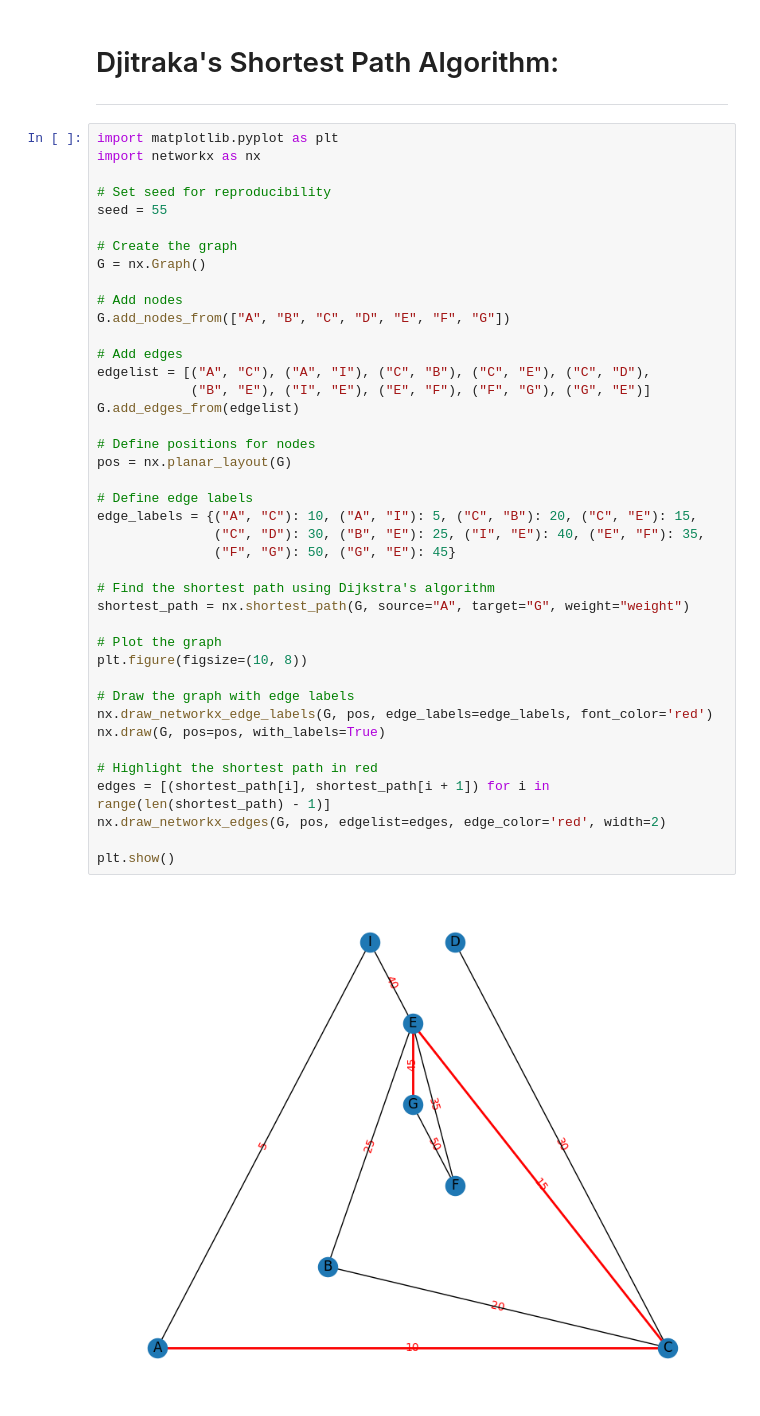
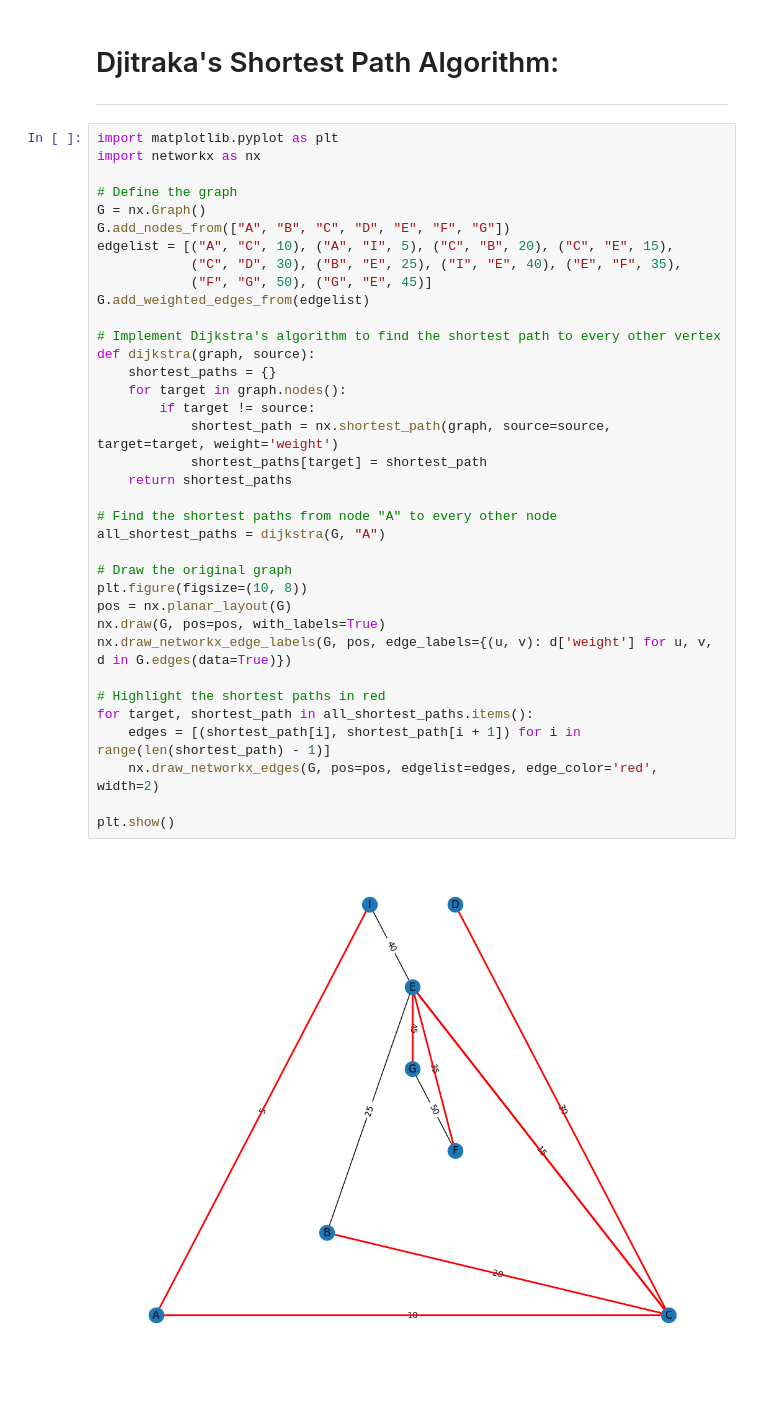
Before and after one commit to Whos-Andrei-Go/Discrete_Math_2, a Jupyter notebook: Programming_Assignments/Lecture_4_Answers.ipynb, the cells around one changed output. Drawn from its saved outputs; the diff is of its cells as text.

```diff
--- a/Programming_Assignments/Lecture_4_Answers.ipynb
+++ b/Programming_Assignments/Lecture_4_Answers.ipynb
@@ -130,43 +130,38 @@ plt.show()
 # %%
 import matplotlib.pyplot as plt
 import networkx as nx
 
-# Set seed for reproducibility
-seed = 55
+# Define the graph
+G = nx.Graph()
+G.add_nodes_from(["A", "B", "C", "D", "E", "F", "G"])
+edgelist = [("A", "C", 10), ("A", "I", 5), ("C", "B", 20), ("C", "E", 15),
+            ("C", "D", 30), ("B", "E", 25), ("I", "E", 40), ("E", "F", 35),
+            ("F", "G", 50), ("G", "E", 45)]
+G.add_weighted_edges_from(edgelist)
 
-# Create the graph
-G = nx.Graph()
+# Implement Dijkstra's algorithm to find the shortest path to every other vertex
+def dijkstra(graph, source):
+    shortest_paths = {}
+    for target in graph.nodes():
+        if target != source:
+            shortest_path = nx.shortest_path(graph, source=source, target=target, weight='weight')
+            shortest_paths[target] = shortest_path
+    return shortest_paths
 
-# Add nodes
-G.add_nodes_from(["A", "B", "C", "D", "E", "F", "G"])
+# Find the shortest paths from node "A" to every other node
+all_shortest_paths = dijkstra(G, "A")
 
-# Add edges
-edgelist = [("A", "C"), ("A", "I"), ("C", "B"), ("C", "E"), ("C", "D"),
-            ("B", "E"), ("I", "E"), ("E", "F"), ("F", "G"), ("G", "E")]
-G.add_edges_from(edgelist)
+# Draw the original graph
+plt.figure(figsize=(10, 8))
+pos = nx.planar_layout(G)
+nx.draw(G, pos=pos, with_labels=True)
+nx.draw_networkx_edge_labels(G, pos, edge_labels={(u, v): d['weight'] for u, v, d in G.edges(data=True)})
 
-# Define positions for nodes
-pos = nx.planar_layout(G)
-
-# Define edge labels
-edge_labels = {("A", "C"): 10, ("A", "I"): 5, ("C", "B"): 20, ("C", "E"): 15,
-               ("C", "D"): 30, ("B", "E"): 25, ("I", "E"): 40, ("E", "F"): 35,
-               ("F", "G"): 50, ("G", "E"): 45}
-
-# Find the shortest path using Dijkstra's algorithm
-shortest_path = nx.shortest_path(G, source="A", target="G", weight="weight")
-
-# Plot the graph
-plt.figure(figsize=(10, 8))
-
-# Draw the graph with edge labels
-nx.draw_networkx_edge_labels(G, pos, edge_labels=edge_labels, font_color='red')
-nx.draw(G, pos=pos, with_labels=True)
-
-# Highlight the shortest path in red
-edges = [(shortest_path[i], shortest_path[i + 1]) for i in range(len(shortest_path) - 1)]
-nx.draw_networkx_edges(G, pos, edgelist=edges, edge_color='red', width=2)
+# Highlight the shortest paths in red
+for target, shortest_path in all_shortest_paths.items():
+    edges = [(shortest_path[i], shortest_path[i + 1]) for i in range(len(shortest_path) - 1)]
+    nx.draw_networkx_edges(G, pos=pos, edgelist=edges, edge_color='red', width=2)
 
 plt.show()
 # %% [output]
-[figure, old version]
+[figure, new version]
```
